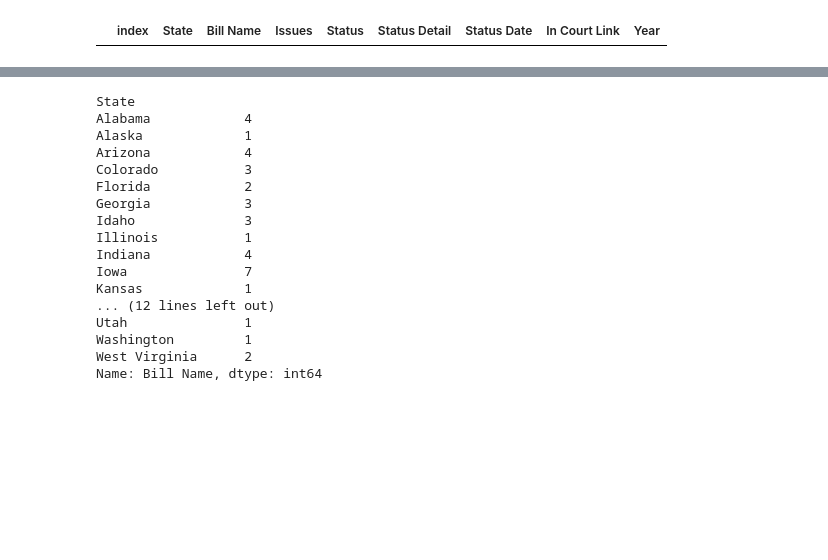
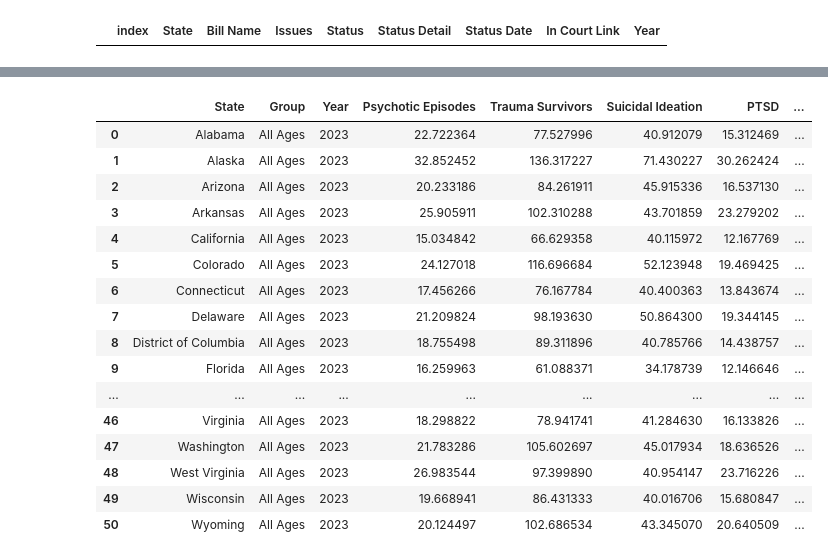
Before and after one commit to sofiatka/LGBTQ-Laws-and-MH, a Jupyter notebook: Draft_EDA.ipynb, the cells around one changed output, grey strips where cells are left out. Cells and saved outputs as stored; diff of their text form; code cells hidden in the pictures; blank space fills up the shorter version.

```diff
--- a/Draft_EDA.ipynb
+++ b/Draft_EDA.ipynb
@@ -295,20 +311,28 @@ bills_2023 = anti_web_df[anti_web_df['Year'] == 2023]
 # %%
-bills_2020.groupby('State')['Bill Name'].nunique()
+count_state_2020 = bills_2020.groupby('State')['Bill Name'].nunique().reset_index()
+count_state_2021 = bills_2021.groupby('State')['Bill Name'].nunique().reset_index()
+count_state_2022 = bills_2022.groupby('State')['Bill Name'].nunique().reset_index()
+count_state_2023 = bills_2023.groupby('State')['Bill Name'].nunique().reset_index()
+count_state_2024 = bills_2024.groupby('State')['Bill Name'].nunique().reset_index()
-# %% [output]
-State
-Alabama            4
-Alaska             1
-Arizona            4
-Colorado           3
-Florida            2
-Georgia            3
-Idaho              3
-Illinois           1
-Indiana            4
-Iowa               7
-Kansas             1
-... (12 lines left out)
-Utah               1
-Washington         1
-West Virginia      2
-Name: Bill Name, dtype: int64
+# %%
+merged_23 = pd.merge(mh2023, count_state_2023[['State', 'Bill Name']], on='State', how='left')
+# %%
+merged_23
+# %% [output]
+|  | State | Group | Year | Psychotic Episodes | Trauma Survivors | Suicidal Ideation | PTSD | ... |
+| 0 | Alabama | All Ages | 2023 | 22.722364 | 77.527996 | 40.912079 | 15.312469 | ... |
+| 1 | Alaska | All Ages | 2023 | 32.852452 | 136.317227 | 71.430227 | 30.262424 | ... |
+| 2 | Arizona | All Ages | 2023 | 20.233186 | 84.261911 | 45.915336 | 16.537130 | ... |
+| 3 | Arkansas | All Ages | 2023 | 25.905911 | 102.310288 | 43.701859 | 23.279202 | ... |
+| 4 | California | All Ages | 2023 | 15.034842 | 66.629358 | 40.115972 | 12.167769 | ... |
+| 5 | Colorado | All Ages | 2023 | 24.127018 | 116.696684 | 52.123948 | 19.469425 | ... |
+| 6 | Connecticut | All Ages | 2023 | 17.456266 | 76.167784 | 40.400363 | 13.843674 | ... |
+| 7 | Delaware | All Ages | 2023 | 21.209824 | 98.193630 | 50.864300 | 19.344145 | ... |
+| 8 | District of Columbia | All Ages | 2023 | 18.755498 | 89.311896 | 40.785766 | 14.438757 | ... |
+| 9 | Florida | All Ages | 2023 | 16.259963 | 61.088371 | 34.178739 | 12.146646 | ... |
+| ... | ... | ... | ... | ... | ... | ... | ... | ... |
+| 46 | Virginia | All Ages | 2023 | 18.298822 | 78.941741 | 41.284630 | 16.133826 | ... |
+| 47 | Washington | All Ages | 2023 | 21.783286 | 105.602697 | 45.017934 | 18.636526 | ... |
+| 48 | West Virginia | All Ages | 2023 | 26.983544 | 97.399890 | 40.954147 | 23.716226 | ... |
+| 49 | Wisconsin | All Ages | 2023 | 19.668941 | 86.431333 | 40.016706 | 15.680847 | ... |
+| 50 | Wyoming | All Ages | 2023 | 20.124497 | 102.686534 | 43.345070 | 20.640509 | ... |
```
Also changed, not shown: parts of 9 cells of this notebook.
